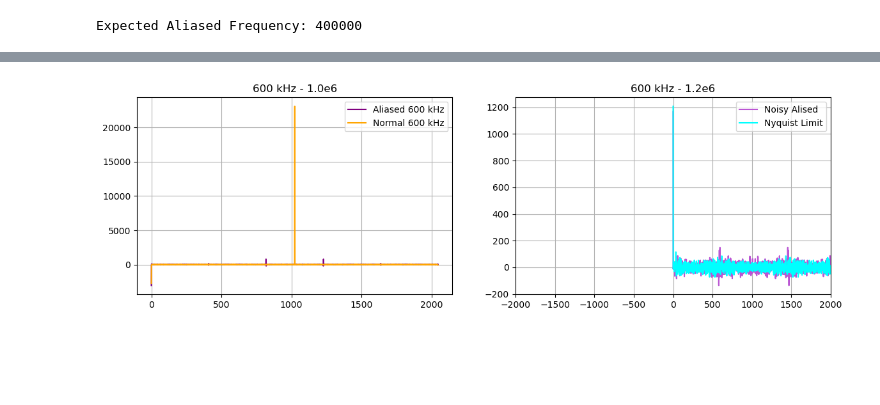
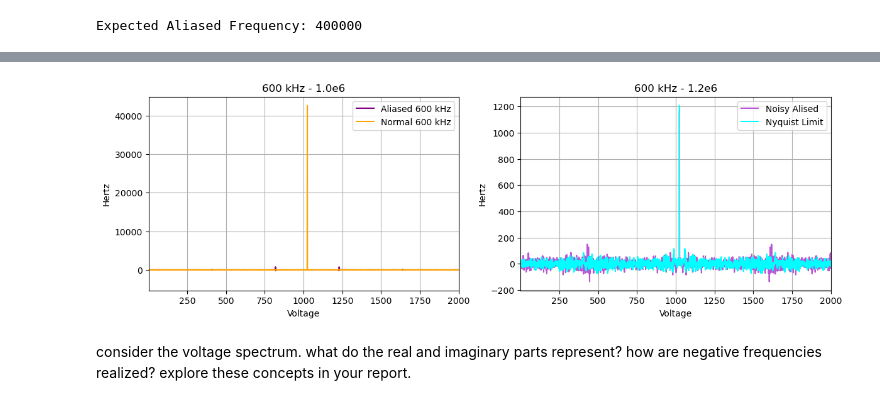
Before and after one commit to MakJimenez/Radio-Astronomy-Lab-Work, a Jupyter notebook: Mora_Radio_Lab_1_Report.ipynb, the cells around one changed output, grey strips where cells are left out. Drawn from its saved outputs; the diff is of its cells as text; code cells hidden in the pictures; blank space fills up the shorter version.

```diff
--- a/Mora_Radio_Lab_1_Report.ipynb
+++ b/Mora_Radio_Lab_1_Report.ipynb
@@ -74,7 +82,7 @@ belowlim_600 = ziptoplot.unzip.unzip("below_lim_600khz.npz", 5)
 # Data looks good. Same process repeated for the following frequences at differing sample rates.
 
 #sample rate = 1.2e6
-atlim_600 = ziptoplot.unzip.unzip("ny_lim_600khz.npz", 5)
+atlim_600 = ziptoplot.unzip.unzip("ny_lim_600khz.npz", 6)
 # plot.quickplot(atlim_600 , 600, 100, 100, "600 kHz Signal At Nyquist Limit", 'darkorchid')
 # Looks good
 
@@ -130,48 +138,66 @@ fig, axes = plt.subplots(nrows = 3, ncols = 3, figsize=(10, 6))
 # row 1: 600 kHz plots
 axes[0, 0].plot(belowlim_600, color='thistle')
 axes[0, 0].set_title("600 kHz - 1.0e6")
+axes[0, 0].set_xlabel("Sample Index")
+axes[0, 0].set_ylabel("Amplitude in ADC")
 axes[0, 0].set_xlim(0, 25)
 axes[0, 0].grid(True)
 
 axes[0, 1].plot(atlim_600, color='mediumorchid')
 axes[0, 1].set_title("600 kHz - 1.2e6")
+axes[0, 1].set_xlabel("Sample Index")
+axes[0, 1].set_ylabel("Amplitude in ADC")
 axes[0, 1].set_xlim(0, 25)
 axes[0, 1].grid(True)
 
 axes[0, 2].plot(abovelim_600, color='darkorchid')
 axes[0, 2].set_title("600 kHz - 1.2e6")
+axes[0, 2].set_xlabel("Sample Index")
+axes[0, 2].set_ylabel("Amplitude in ADC")
 axes[0, 2].set_xlim(0, 25)
 axes[0, 2].grid(True)
 
 # row 2: 700 kHz plots
 axes[1, 0].plot(abovelim_700, color='lightskyblue')
 axes[1, 0].set_title("700 kHz - 1.2e6")
+axes[1, 0].set_xlabel("Sample Index")
+axes[1, 0].set_ylabel("Amplitude in ADC")
 axes[1, 0].set_xlim(0, 25)
 axes[1, 0].grid(True)
 
 axes[1, 1].plot(abovelim_700, color='steelblue')
 axes[1, 1].set_title("700 kHz - 1.4e6")
+axes[1, 1].set_xlabel("Sample Index")
+axes[1, 1].set_ylabel("Amplitude in ADC")
 axes[1, 1].set_xlim(0, 25)
 axes[1, 1].grid(True)
 
 axes[1, 2].plot(abovelim_700, color='midnightblue')
 axes[1, 2].set_title("700 kHz - 1.6e6")
+axes[1, 2].set_xlabel("Sample Index")
+axes[1, 2].set_ylabel("Amplitude in ADC")
 axes[1, 2].set_xlim(0, 25)
 axes[1, 2].grid(True)
 
 # row 2: 800 kHz plots
 axes[2, 0].plot(abovelim_800, color='lightcoral')
 axes[2, 0].set_title("800 kHz - 1.4e6")
+axes[2, 0].set_xlabel("Sample Index")
+axes[2, 0].set_ylabel("Amplitude in ADC")
 axes[2, 0].set_xlim(0, 25)
 axes[2, 0].grid(True)
 
 axes[2, 1].plot(abovelim_800, color='indianred')
 axes[2, 1].set_title("800 kHz - 1.6e6")
+axes[2, 1].set_xlabel("Sample Index")
+axes[2, 1].set_ylabel("Amplitude in ADC")
 axes[2, 1].set_xlim(0, 25)
 axes[2, 1].grid(True)
 
 axes[2, 2].plot(abovelim_800, color='brown')
 axes[2, 2].set_title("800 kHz - 1.8e6")
+axes[2, 2].set_xlabel("Sample Index")
+axes[2, 2].set_ylabel("Amplitude in ADC")
 axes[2, 2].set_xlim(0, 25)
 axes[2, 2].grid(True)
 
@@ -379,40 +393,59 @@ NameError: name 'Ndata_ny_lim_600khz' is not defined
 # %%
-# Plot spectral leakage & frequency resolution
+# Voltage spectra - Fourier Transoforms of
+
+# Still need to figure out the units for each of the aixs. but these are good
 
 Nbelowlim_600 = ziptoplot.unzip.unzip('Nbelow_lim_600khz.npz', 5)
 
 Natlim_600 = ziptoplot.unzip.unzip('Nny_lim_600khz.npz', 5)
 
 
 # Fourier Transforms
 ft_belowlim_600 = np.fft.fft(belowlim_600)
 ft_atlim_600 = np.fft.fft(atlim_600)
 
 ft_Nbelowlim_600 = np.fft.fft(Nbelowlim_600)
 ft_Natlim_600 = np.fft.fft(Natlim_600)
 
+# Shifting Fourier Transforms
+# shifted_ft_belowlim_600 =
+# shifted_ft_atlim_600 =
+
+shifted_ft_Nbelowlim_600 = np.fft.fftshift(ft_Nbelowlim_600)
+shifted_ft_Natlim_600 = np.fft.fftshift(ft_Natlim_600)
+
 # Plotting
 fig, axes = plt.subplots(nrows = 1, ncols = 2, figsize=(14, 4))
 
 # Clean, 600 kHz normal
 axes[0].plot(ft_belowlim_600, label='Aliased 600 kHz', color='purple')
 axes[0].plot(ft_atlim_600, label='Normal 600 kHz', color='orange') # 600 kHz Aliased
 axes[0].set_title("600 kHz - 1.0e6")
-# axes[0].set_xlim(900, 1200)
+axes[0].set_xlabel('Voltage')
+axes[0].set_ylabel('Hertz')
+axes[0].set_xlim(1, 2000)
 axes[0].grid(True)
 axes[0].legend()
 
 # 600 kHz Noisy
-axes[1].plot(ft_Nbelowlim_600, label='Noisy Alised', color='mediumorchid') # aliased
-axes[1].plot(ft_Natlim_600, label='Nyquist Limit', color='cyan')
+axes[1].plot(shifted_ft_Nbelowlim_600, label='Noisy Alised', color='mediumorchid') # aliased
+axes[1].plot(shifted_ft_Natlim_600, label='Nyquist Limit', color='cyan')
+axes[1].set_xlabel('Voltage')
+axes[1].set_ylabel('Hertz')
 axes[1].set_title("600 kHz - 1.2e6")
-axes[1].set_xlim(-2000, 2000)
+axes[1].set_xlim(1, 2000)
 axes[1].grid(True)
 axes[1].legend()
 
 # plt.legend()
 plt.grid(True)
 plt.show()
+
+
+# make this log scale for spectral leakage
+# check that you shifted it correctly,
 # %% [output]
-[figure, old version]
+[figure, new version]
+# %% [markdown]
+consider the voltage spectrum. what do the real and imaginary parts represent? how are negative frequencies realized? explore these concepts in your report.
 # %%
```
Also changed, not shown: parts of 24 cells of this notebook, 2 other files.
